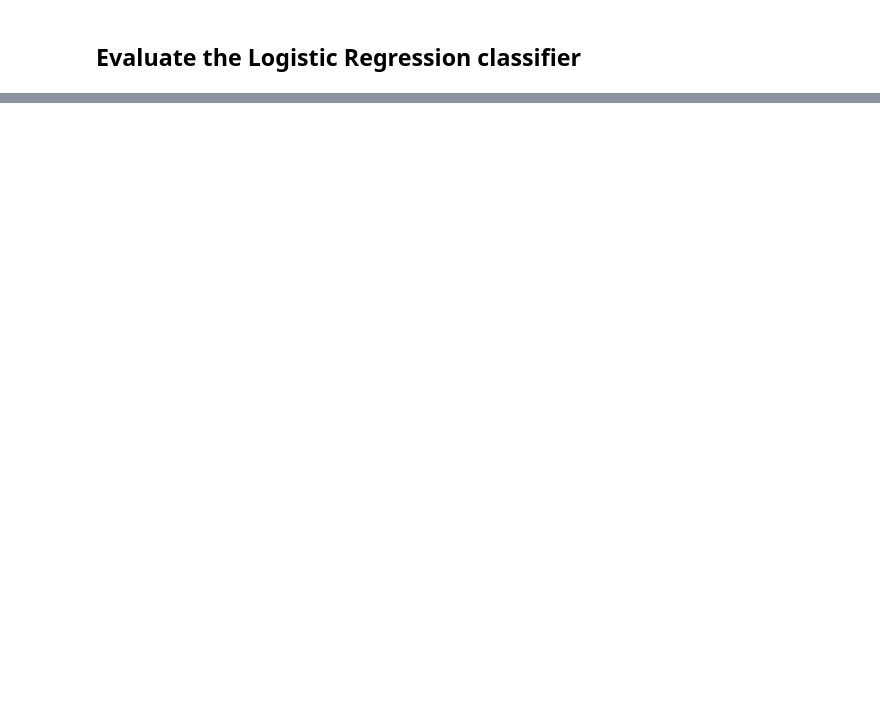
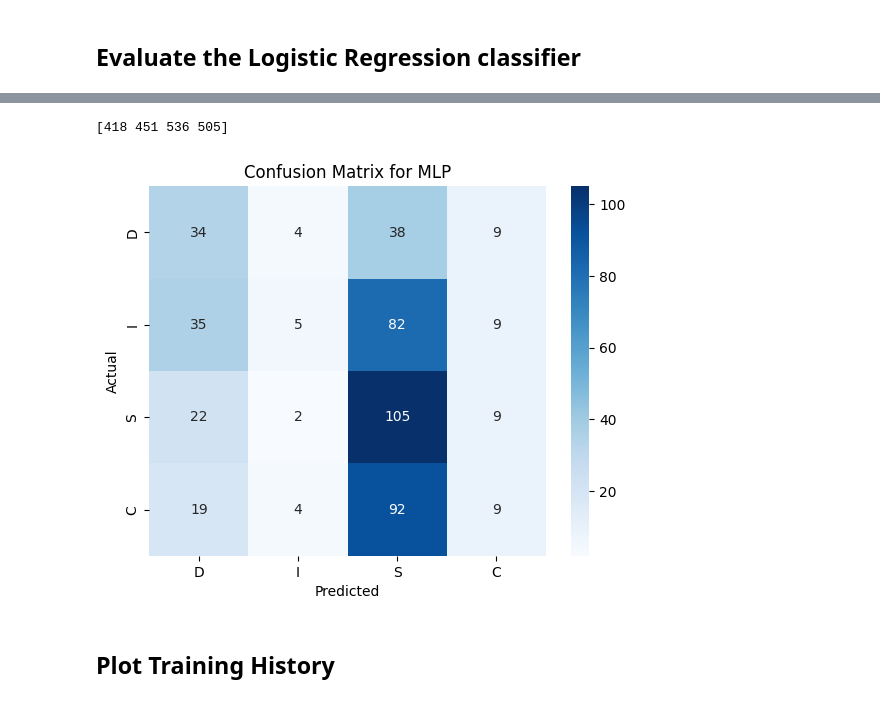
Before and after one commit to pkdc/disc-predictor-for-business, a Jupyter notebook: notebooks/06_train_and_evaluate_classifiers.ipynb, the cells around one changed output, grey strips where cells are left out. Drawn from its saved outputs; the diff is of its cells as text; code cells hidden in the pictures; blank space fills up the shorter version.

```diff
--- a/notebooks/06_train_and_evaluate_classifiers.ipynb
+++ b/notebooks/06_train_and_evaluate_classifiers.ipynb
@@ -68,0 +77,13 @@ sns.heatmap(conf_matrix_log_reg, annot=True, fmt='d', cmap='Greens')
+# %%
+mlp = Sequential()
+mlp.add(Dense(256, activation='relu', input_shape=(X_train.shape[1],)))
+mlp.add(Dropout(0.1))
+mlp.add(Dense(336, activation='relu'))
+mlp.add(Dropout(0.1))
+mlp.add(Dense(4, activation='sigmoid'))
+# %%
+mlp.compile(optimizer=Adam(learning_rate=0.001), loss='binary_crossentropy', metrics=['accuracy'])
+# %%
+early_stop = EarlyStopping(monitor='val_loss', patience=5, restore_best_weights=True)
+
+history = mlp.fit(X_train, Y_train, epochs=30, batch_size=32, callbacks=early_stop, validation_split=0.2, verbose=1)
@@ -68,0 +116,6 @@ sns.heatmap(conf_matrix_log_reg, annot=True, fmt='d', cmap='Greens')
+# %%
+threshold = 0.4
+y_pred_probs_mlp = mlp.predict(X_test)
+# y_pred_mlp = np.where(y_pred_probs_mlp >= threshold, 1, 0)
+y_pred_mlp = (y_pred_probs_mlp >= threshold).astype(int)
+# confusion_matrix_mlp = confusion_matrix(Y_test.argmax(axis=1, y_pred_mlp.argmax(axis=1))
@@ -68,0 +131,16 @@ sns.heatmap(conf_matrix_log_reg, annot=True, fmt='d', cmap='Greens')
+# %%
+print(Y_train.sum(axis=0))  # Count of D, I, S, C in training data
+# %% [output]
+[418 451 536 505]
+# %%
+conf_matrix_mlp = confusion_matrix(Y_test.argmax(axis=1), y_pred_mlp.argmax(axis=1))
+sns.heatmap(conf_matrix_mlp, annot=True, fmt='d', cmap='Blues',
+            xticklabels=['D', 'I', 'S', 'C'], yticklabels=['D', 'I', 'S', 'C'])
+plt.xlabel('Predicted')
+plt.ylabel('Actual')
+plt.title('Confusion Matrix for MLP')
+plt.show()
+# %% [output]
+[figure, added]
+# %% [markdown]
+## Plot Training History
```
Also changed, not shown: parts of 8 cells of this notebook, 8 other files.
